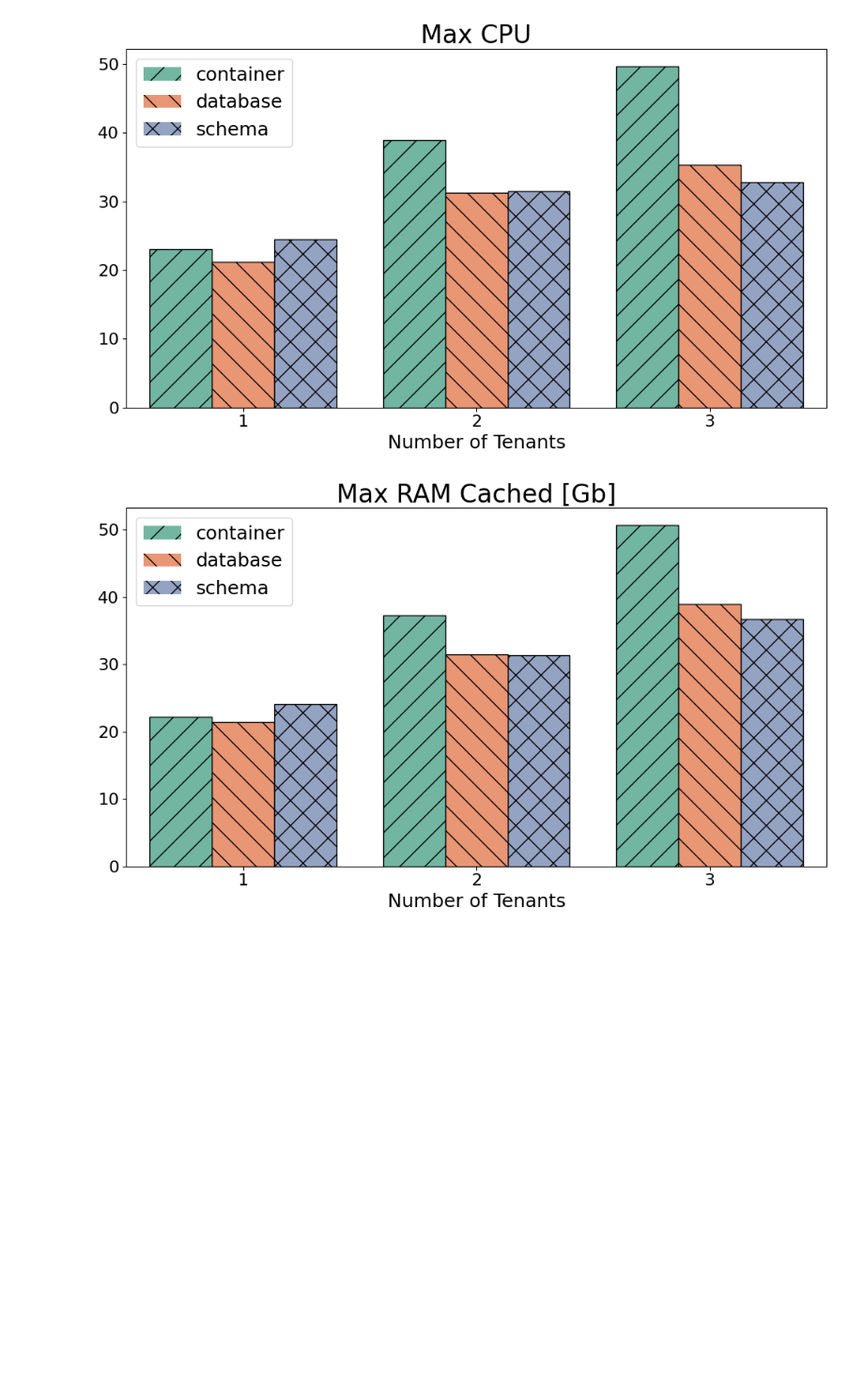
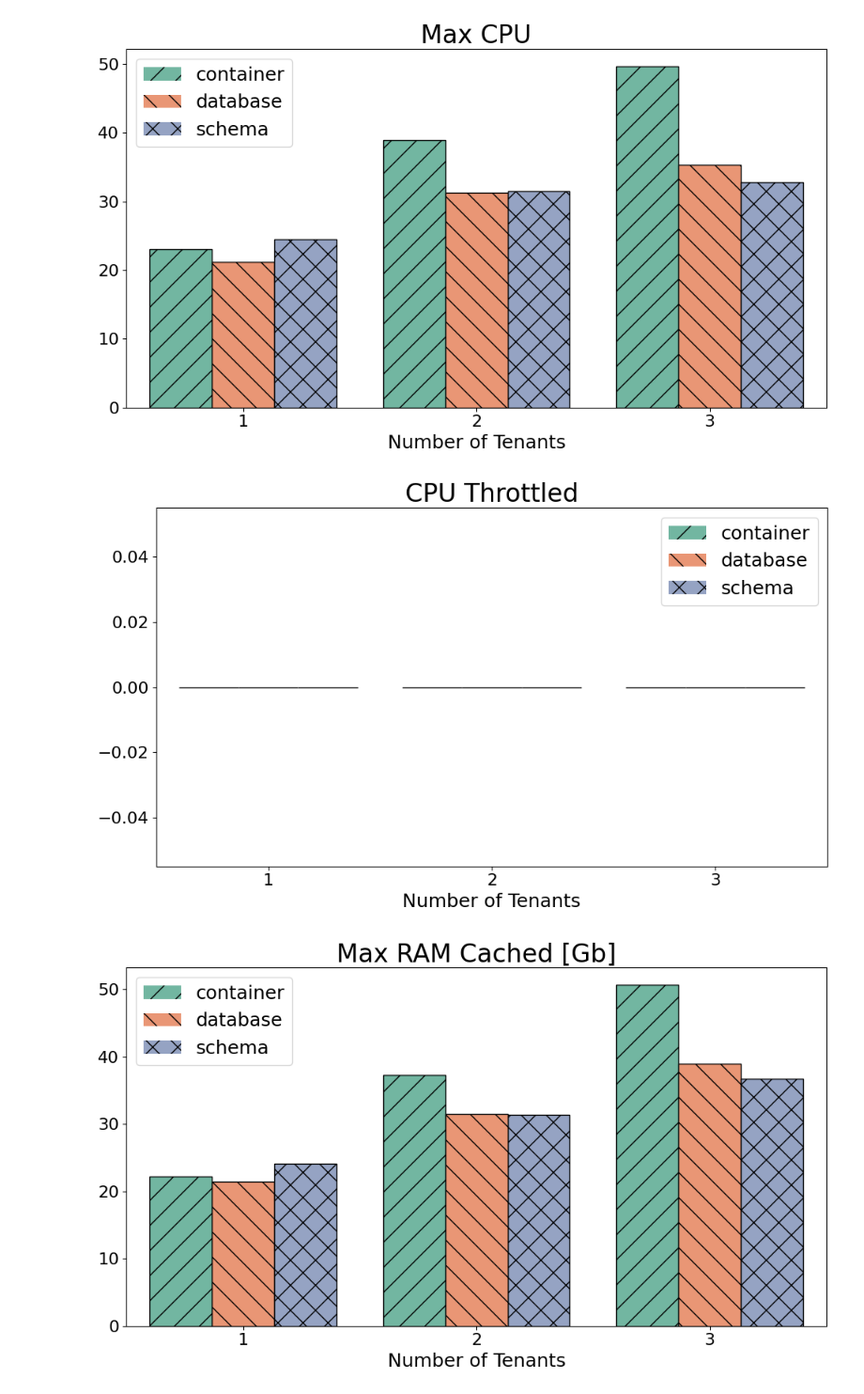
Before and after one commit to Beuth-Erdelt/Benchmark-Experiment-Host-Manager, a Jupyter notebook: dev/MT-Benchbase-Merge-PVC-args-metrics.ipynb, the cells around one changed output. Shown at 94% size. Saved outputs shown, nothing was run; the diff lists cells and outputs as text; code cells hidden in the pictures; blank space fills up the shorter version.

```diff
--- a/dev/MT-Benchbase-Merge-PVC-args-metrics.ipynb
+++ b/dev/MT-Benchbase-Merge-PVC-args-metrics.ipynb
@@ -905,6 +948,10 @@ plot_bars(df_performance, y='CPU [CPUs]', title='CPU [CPUs]', estimator='max')
 plot_bars(df_performance, y='Max CPU', title='Max CPU', estimator='sum')
 # %% [output]
 [figure]
+# %%
+plot_bars(df_performance, y='CPU Throttled', title='CPU Throttled', estimator='sum')
+# %% [output]
+[figure, added]
 # %%
 plot_bars(df_performance, y='Max RAM Cached [Gb]', title='Max RAM Cached [Gb]', estimator='sum')
 # %% [output]
```
Also changed, not shown: parts of 8 cells of this notebook.
